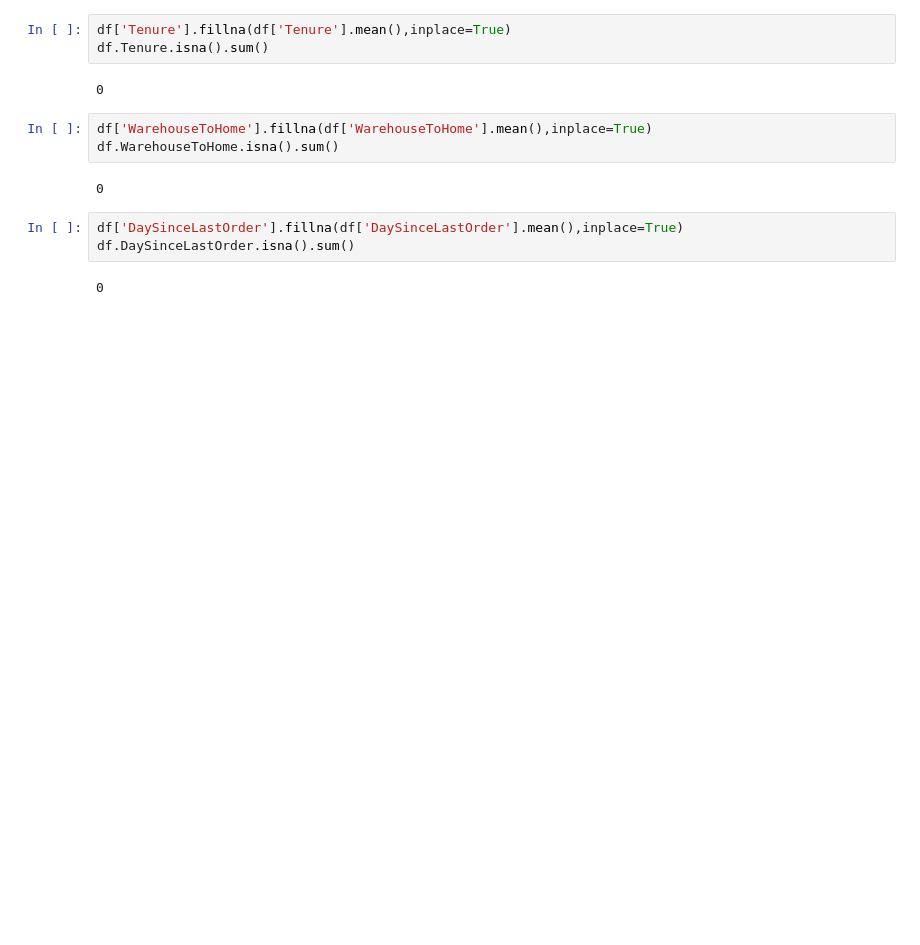
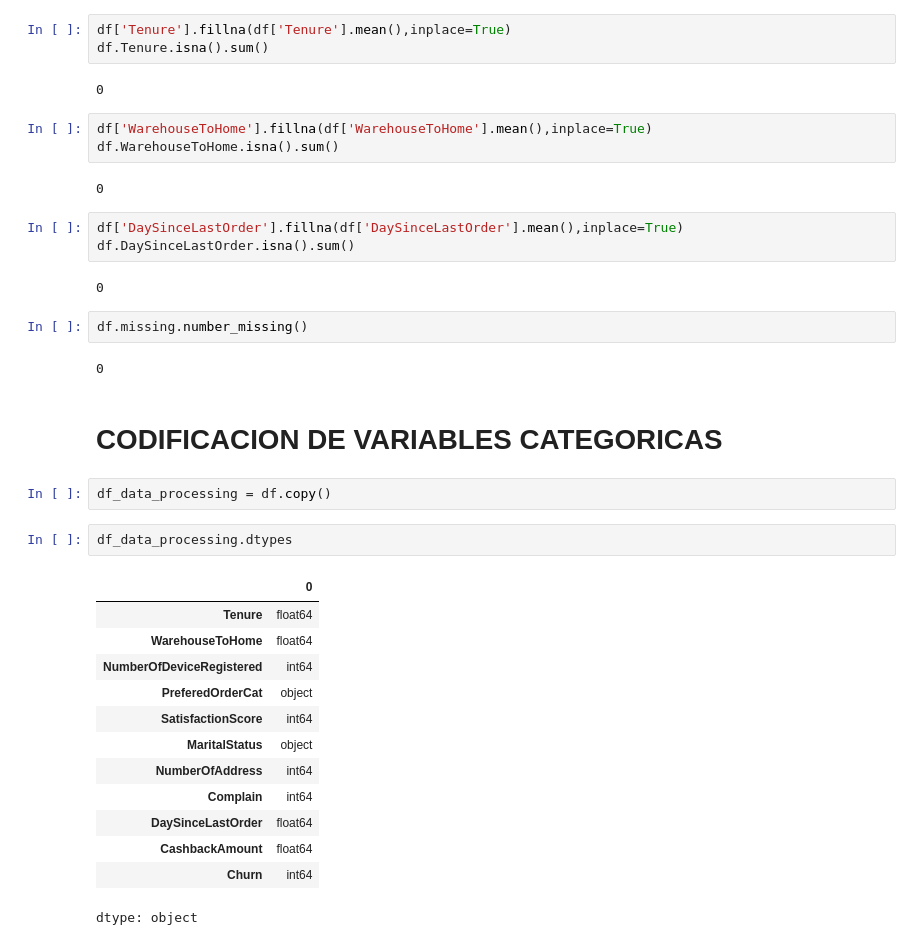
Before and after one commit to cesarmayta/BOOTCAMP_DSG1, a Jupyter notebook: dia2/09_arbol_decision_binomial_ejercicio.ipynb, the cells around one changed output. Drawn from its saved outputs; the diff is of its cells as text; blank space fills up the shorter version.

```diff
--- a/dia2/09_arbol_decision_binomial_ejercicio.ipynb
+++ b/dia2/09_arbol_decision_binomial_ejercicio.ipynb
@@ -186,3 +186,27 @@ df['DaySinceLastOrder'].fillna(df['DaySinceLastOrder'].mean(),inplace=True)
 df.DaySinceLastOrder.isna().sum()
 # %% [output]
 0
+# %%
+df.missing.number_missing()
+# %% [output]
+0
+# %% [markdown]
+# CODIFICACION DE VARIABLES CATEGORICAS
+# %%
+df_data_processing = df.copy()
+# %%
+df_data_processing.dtypes
+# %% [output]
+|  | 0 |
+| Tenure | float64 |
+| WarehouseToHome | float64 |
+| NumberOfDeviceRegistered | int64 |
+| PreferedOrderCat | object |
+| SatisfactionScore | int64 |
+| MaritalStatus | object |
+| NumberOfAddress | int64 |
+| Complain | int64 |
+| DaySinceLastOrder | float64 |
+| CashbackAmount | float64 |
+| Churn | int64 |
+dtype: object
```
Also changed, not shown: parts of 7 cells of this notebook.
